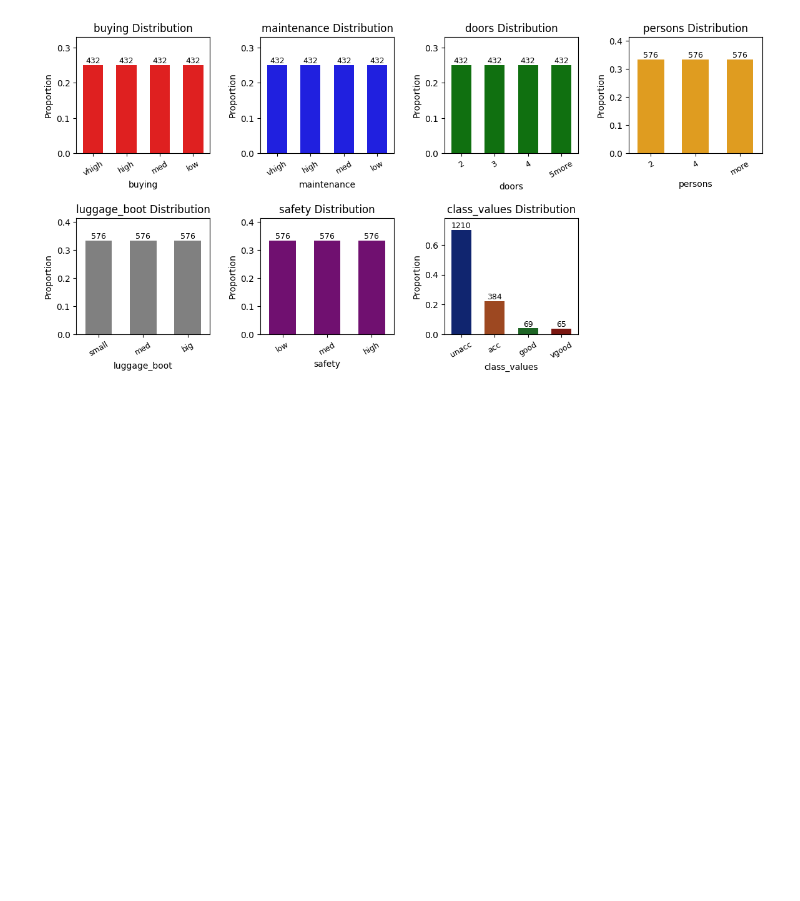
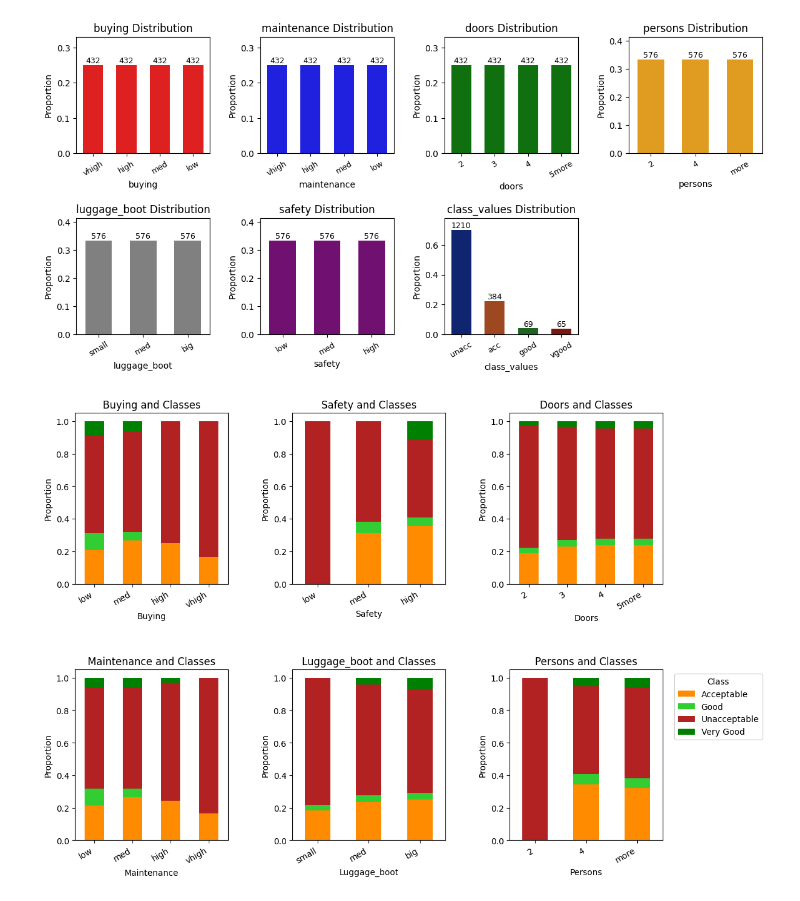
Before and after one commit to jovanovic-djo/car-value-score-prediction, a Jupyter notebook: notebooks/exploratory_data_analysis.ipynb, the cells around one changed output. Drawn from its saved outputs; the diff is of its cells as text; code cells hidden in the pictures; blank space fills up the shorter version.

Commit message:
add class distribution graph

```diff
--- a/notebooks/exploratory_data_analysis.ipynb
+++ b/notebooks/exploratory_data_analysis.ipynb
@@ -135,3 +135,59 @@ plt.savefig(graph_directory + output)
 plt.show()
 # %% [output]
 [figure]
+# %%
+# Classes distribution on attribute values
+
+features = ['buying', 'safety', 'doors', 'maintenance', 'luggage_boot', 'persons']
+order = {
+    'buying': ['low', 'med', 'high', 'vhigh'],
+    'safety': ['low', 'med', 'high'],
+    'doors': ['2', '3', '4', '5more'],
+    'maintenance': ['low', 'med', 'high', 'vhigh'],
+    'luggage_boot': ['small', 'med', 'big'],
+    'persons': ['2', '4', 'more']
+}
+class_colors = ['darkorange', 'limegreen', 'firebrick', 'green']
+
+n_cols = 3
+n_rows = (len(features) + n_cols - 1) // n_cols
+fig, axes = plt.subplots(n_rows, n_cols, figsize=(13, 9), constrained_layout=False)
+
+axes = axes.flatten()
+
+for i, feature in enumerate(features):
+    ax = axes[i]
+
+    ordered_feature = pd.Categorical(
+        df[feature], categories=order[feature], ordered=True
+    )
+
+    crosstab_data = pd.crosstab(ordered_feature, df['class_values'], normalize='index')
+
+    crosstab_data.plot(
+        kind = "bar",
+        stacked = True,
+        ax = ax,
+        color = class_colors,
+        legend = False
+    )
+    ax.set_title(f'{feature.capitalize()} and Classes')
+    ax.set_xlabel(feature.capitalize())
+    ax.set_ylabel('Proportion')
+
+    ax.tick_params(axis='x', rotation=30)
+    ax.set_xticklabels(ax.get_xticklabels(), ha='right')
+
+axes[-1].legend(
+    title = "Class",
+    labels = ["Acceptable", "Good", "Unacceptable", "Very Good"],
+    bbox_to_anchor = (1.05, 1),
+    loc = 'upper left'
+)
+
+plt.tight_layout(pad=4)
+output = "classes_distribution_graph.png"
+plt.savefig(graph_directory + output)
+plt.show()
+# %% [output]
+[figure, added]
```
Also changed, not shown: parts of 1 cell of this notebook, 3 other files.
